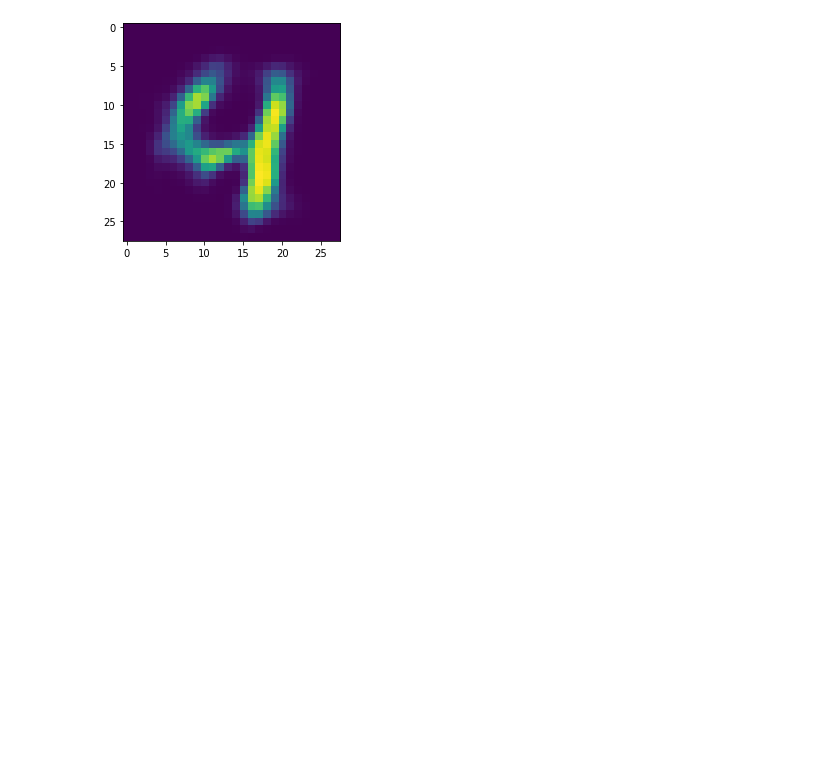
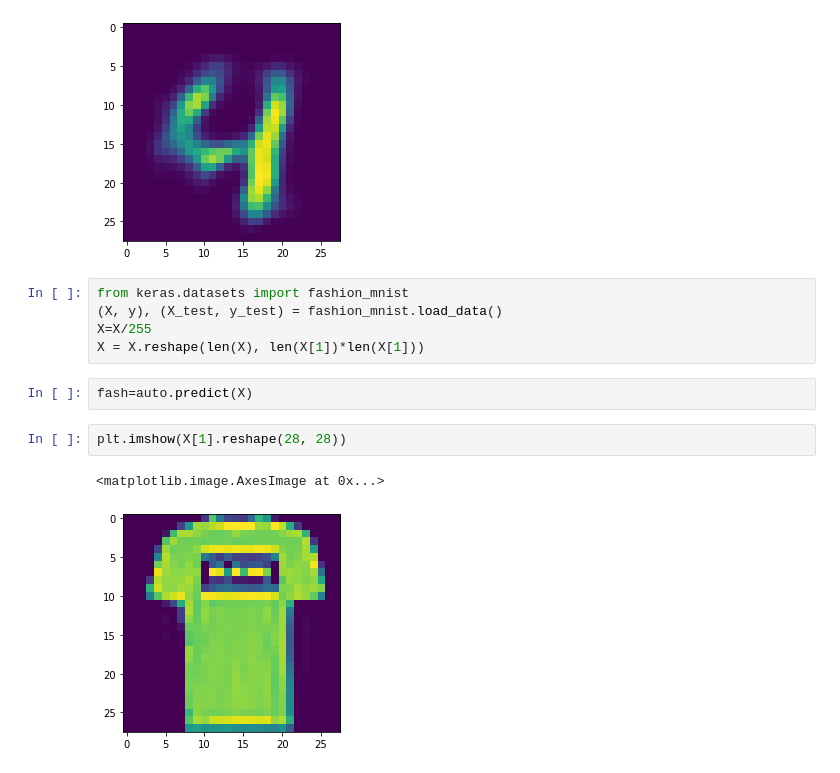
Before and after one commit to bjmin/bmin_comphys, a Jupyter notebook: ml/ml12/mlphys12-1.ipynb, the cells around one changed output. Saved outputs shown, nothing was run; the diff lists cells and outputs as text; blank space fills up the shorter version.

```diff
--- a/ml/ml12/mlphys12-1.ipynb
+++ b/ml/ml12/mlphys12-1.ipynb
@@ -78,3 +78,15 @@ plt.imshow(pre[4].reshape(28, 28))
 # %% [output]
 <matplotlib.image.AxesImage at 0x...>
 [figure]
+# %%
+from keras.datasets import fashion_mnist
+(X, y), (X_test, y_test) = fashion_mnist.load_data()
+X=X/255
+X = X.reshape(len(X), len(X[1])*len(X[1]))
+# %%
+fash=auto.predict(X)
+# %%
+plt.imshow(X[1].reshape(28, 28))
+# %% [output]
+<matplotlib.image.AxesImage at 0x...>
+[figure, added]
```
Also changed, not shown: parts of 1 cell of this notebook.
